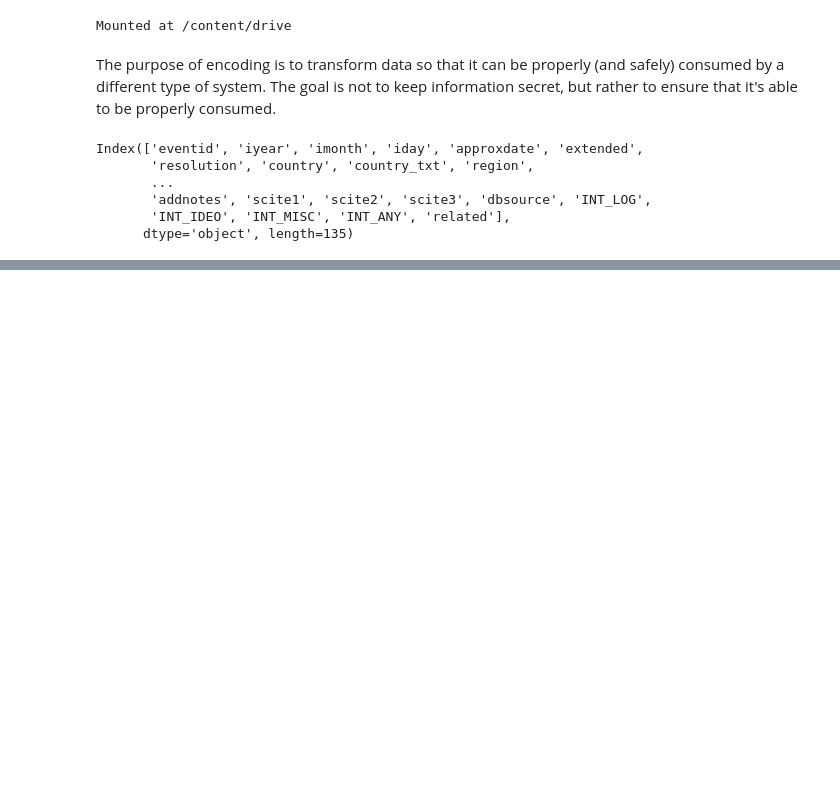
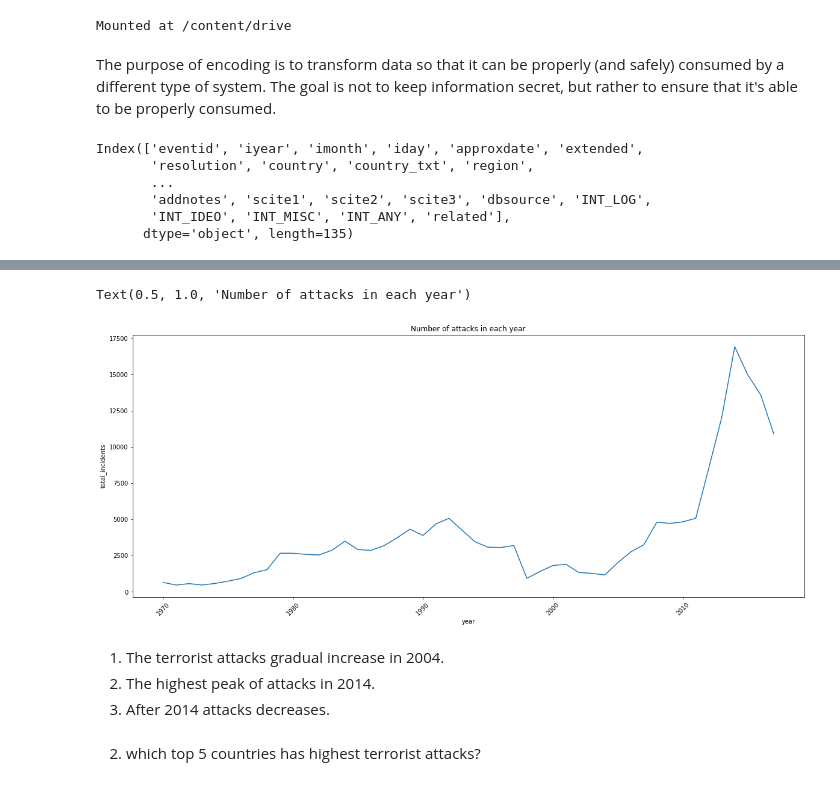
Before and after one commit to VrushankAmare/Global-Terrorist-Data-EDA, a Jupyter notebook: Global_Terrorism_Analysis_Capstone_Project.ipynb, the cells around one changed output, grey strips where cells are left out. Saved outputs shown, nothing was run; the diff lists cells and outputs as text; code cells hidden in the pictures; blank space fills up the shorter version.

```diff
--- a/Global_Terrorism_Analysis_Capstone_Project.ipynb
+++ b/Global_Terrorism_Analysis_Capstone_Project.ipynb
@@ -62,0 +253,5 @@ Index(['eventid', 'iyear', 'imonth', 'iday', 'approxdate', 'extended',
+# %%
+y= data['Year'].value_counts()
+year_counts=pd.DataFrame(y)
+year_plot =year_counts.reset_index()
+year_plot.head()
@@ -62,0 +265,3 @@ Index(['eventid', 'iyear', 'imonth', 'iday', 'approxdate', 'extended',
+# %%
+year_plot.rename(columns= {'index': 'year','Year':'total_incidents'}, inplace = True)
+year_plot.head()
@@ -62,0 +275,14 @@ Index(['eventid', 'iyear', 'imonth', 'iday', 'approxdate', 'extended',
+# %%
+plt.figure(figsize=(20,8))
+plt.xticks(rotation = 45)
+sns.lineplot(x= 'year', y= 'total_incidents' , data = year_plot)
+plt.title('Number of attacks in each year')
+# %% [output]
+Text(0.5, 1.0, 'Number of attacks in each year')
+[figure, added]
+# %% [markdown]
+1. The terrorist attacks gradual increase in 2004.
+2. The highest peak of attacks in 2014.
+3. After 2014 attacks decreases.
+# %% [markdown]
+2) which top 5 countries has highest terrorist attacks?
```
Also changed, not shown: parts of 30 cells of this notebook.
